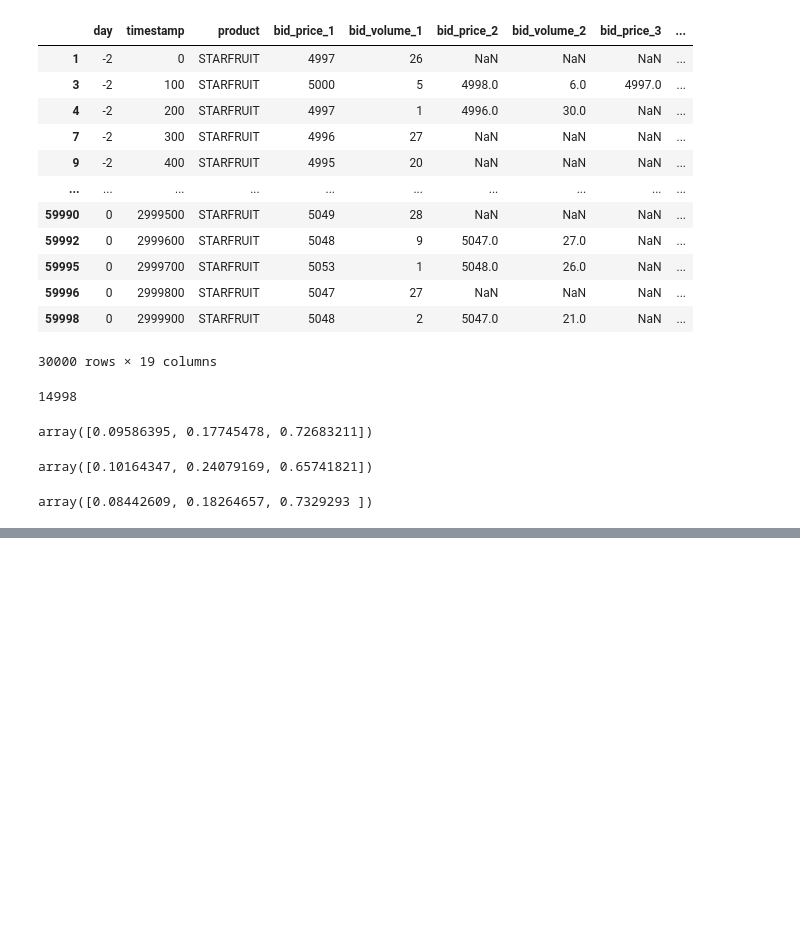
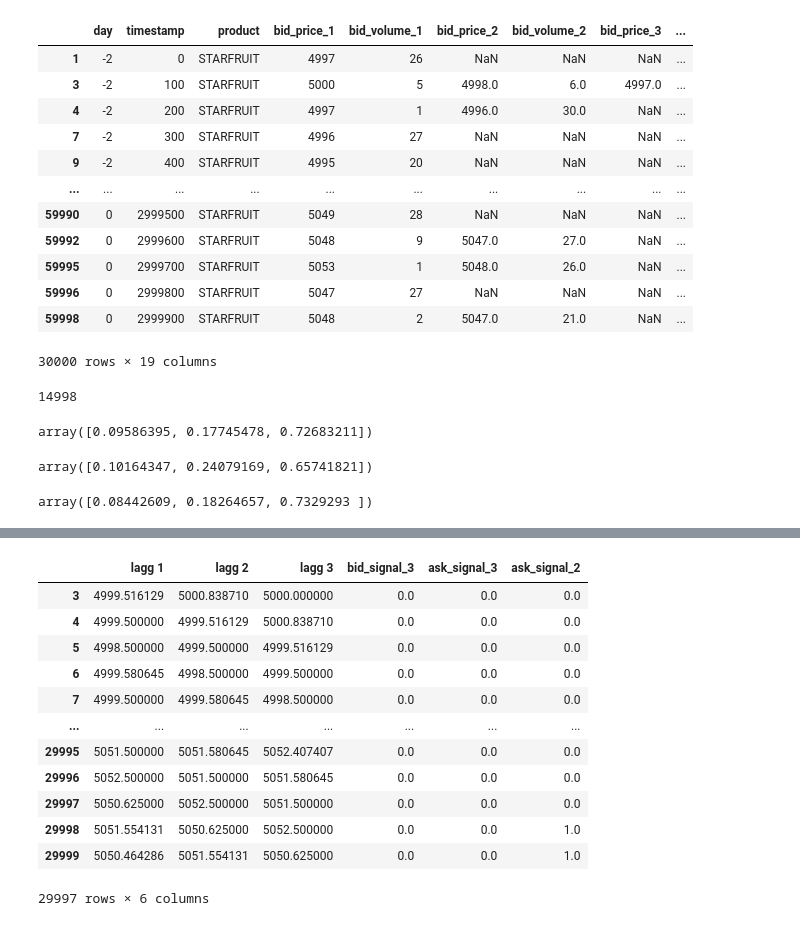
Before and after one commit to felixpoirier1/Prosperity, a Jupyter notebook: test.ipynb, the cells around one changed output, grey strips where cells are left out. Saved outputs shown, nothing was run; the diff lists cells and outputs as text; code cells hidden in the pictures; blank space fills up the shorter version.

```diff
--- a/test.ipynb
+++ b/test.ipynb
@@ -1538,0 +1587,52 @@ array([0.08442609, 0.18264657, 0.7329293 ])
+# %%
+signal_w_mid = vol_weighted_df.weighted_mid.copy()
+signal_mid = vol_weighted_df.mid_price.copy()
+signal_mid.reset_index(drop=True, inplace=True)
+# %%
+signal_sdf = sdf.copy()
+# %%
+bid_3_sig = signal_sdf[~(signal_sdf['bid_price_1'].isna()) & ~(signal_sdf['bid_price_2'].isna()) & ~(signal_sdf['bid_price_3'].isna())]
+bid_2_sig = signal_sdf[~(signal_sdf['bid_price_1'].isna()) & ~(signal_sdf['bid_price_2'].isna()) & (signal_sdf['bid_price_3'].isna())]
+
+ask_3_sig = signal_sdf[~(signal_sdf['ask_price_1'].isna()) & ~(signal_sdf['ask_price_2'].isna()) & ~(signal_sdf['ask_price_3'].isna())]
+ask_2_sig = signal_sdf[~(signal_sdf['ask_price_1'].isna()) & ~(signal_sdf['ask_price_2'].isna()) & (signal_sdf['ask_price_3'].isna())]
+# %%
+signal_sdf['bid_signal_3'] = 0
+signal_sdf.loc[bid_3_sig.index, 'bid_signal_3'] = 1
+signal_sdf['bid_signal_2'] = 0
+signal_sdf.loc[bid_2_sig.index, 'bid_signal_2'] = 1
+
+signal_sdf['ask_signal_3'] = 0
+signal_sdf.loc[ask_3_sig.index, 'ask_signal_3'] = 1
+signal_sdf['ask_signal_2'] = 0
+signal_sdf.loc[ask_2_sig.index, 'ask_signal_2'] = 1
+
+signal_sdf.reset_index(drop=True, inplace=True)
+# %%
+X_signal = pd.DataFrame(columns=[f"lagg {i+1}" for i in range(3)])
+for j in range(3):
+    X_signal[f"lagg {j+1}"] = signal_w_mid.shift(j+1)
+
+X_signal.reset_index(drop=True, inplace=True)
+
+X_signal['bid_signal_3'] = signal_sdf['bid_signal_3'].shift(1)
+X_signal['ask_signal_3'] = signal_sdf['ask_signal_3'].shift(1)
+X_signal['ask_signal_2'] = signal_sdf['ask_signal_2'].shift(1)
+
+X_signal = X_signal.dropna()
+
+X_signal
+# %% [output]
+|  | lagg 1 | lagg 2 | lagg 3 | bid_signal_3 | ask_signal_3 | ask_signal_2 |
+| 3 | 4999.516129 | 5000.838710 | 5000.000000 | 0.0 | 0.0 | 0.0 |
+| 4 | 4999.500000 | 4999.516129 | 5000.838710 | 0.0 | 0.0 | 0.0 |
+| 5 | 4998.500000 | 4999.500000 | 4999.516129 | 0.0 | 0.0 | 0.0 |
+| 6 | 4999.580645 | 4998.500000 | 4999.500000 | 0.0 | 0.0 | 0.0 |
+| 7 | 4999.500000 | 4999.580645 | 4998.500000 | 0.0 | 0.0 | 0.0 |
+| ... | ... | ... | ... | ... | ... | ... |
+| 29995 | 5051.500000 | 5051.580645 | 5052.407407 | 0.0 | 0.0 | 0.0 |
+| 29996 | 5052.500000 | 5051.500000 | 5051.580645 | 0.0 | 0.0 | 0.0 |
+| 29997 | 5050.625000 | 5052.500000 | 5051.500000 | 0.0 | 0.0 | 0.0 |
+| 29998 | 5051.554131 | 5050.625000 | 5052.500000 | 0.0 | 0.0 | 1.0 |
+| 29999 | 5050.464286 | 5051.554131 | 5050.625000 | 0.0 | 0.0 | 1.0 |
+29997 rows × 6 columns
```
Also changed, not shown: parts of 25 cells of this notebook, 4 other files.
